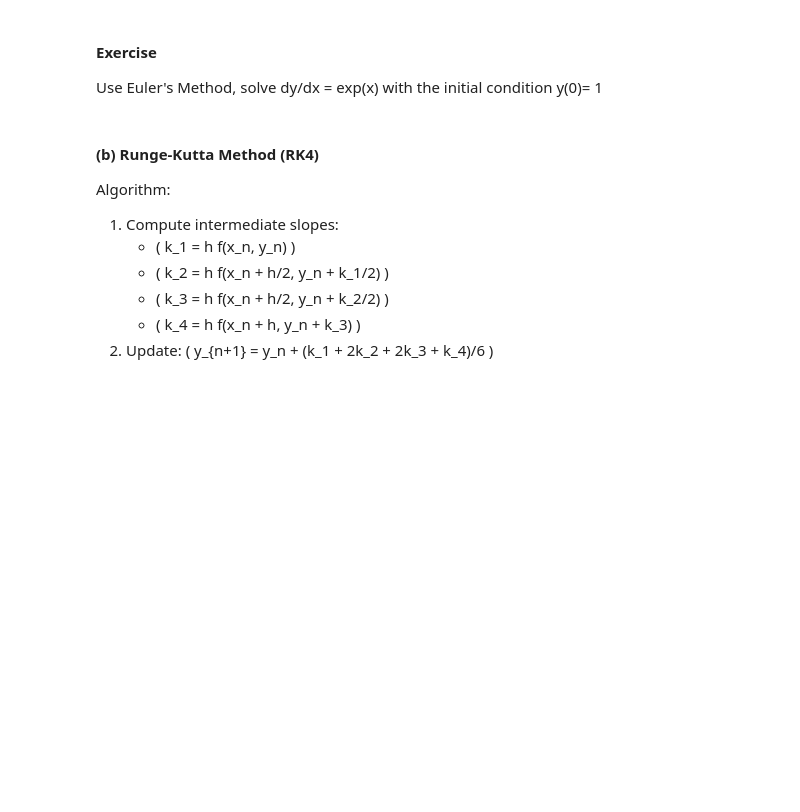
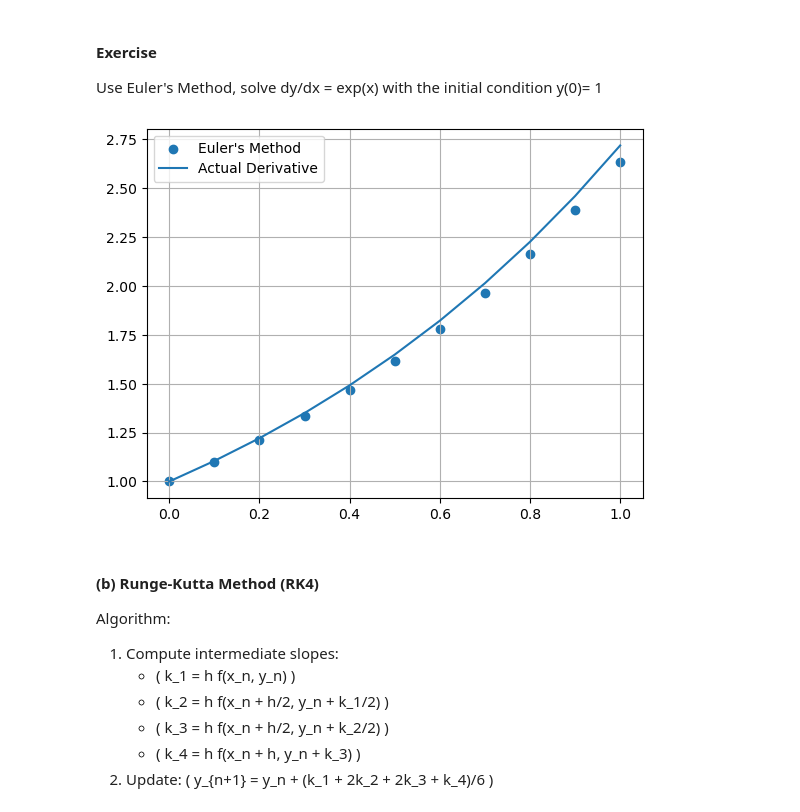
Before and after one commit to bruce179012-byte/MEGR2810-Jupyter-Notebook, a Jupyter notebook: Lecture 10_Interpolation_Differentiation.ipynb, the cells around one changed output. Saved outputs shown, nothing was run; the diff lists cells and outputs as text; code cells hidden in the pictures; blank space fills up the shorter version.

Commit message:
4a. Ordinary Differential Equations, Euler's Method

```diff
--- a/Lecture 10_Interpolation_Differentiation.ipynb
+++ b/Lecture 10_Interpolation_Differentiation.ipynb
@@ -135,6 +180,31 @@ Algorithm:
 Use Euler's Method, solve dy/dx = exp(x) with the initial condition y(0)= 1
 # %%
 # Your code here
+import numpy as np
+import matplotlib.pyplot as plt
+
+def f(x,y):
+    return np.exp(x)
+x0 = 0
+y0 = 1
+xs = [x0] # creates a list of x's
+ys = [y0]
+n = 10 # amount of steps
+h = 0.1
+
+for j in range(n):
+    y0 += h * f(x0,y0)
+    x0 += h
+    xs.append(x0)
+    ys.append(y0)
+
+plt.scatter(xs, ys, label="Euler's Method")
+plt.plot(xs, np.exp(xs), label="Actual Derivative")
+plt.legend()
+plt.grid()
+plt.show()
+# %% [output]
+[figure, added]
 # %% [markdown]
 
 #### (b) Runge-Kutta Method (RK4)
```
Also changed, not shown: parts of 1 cell of this notebook.
